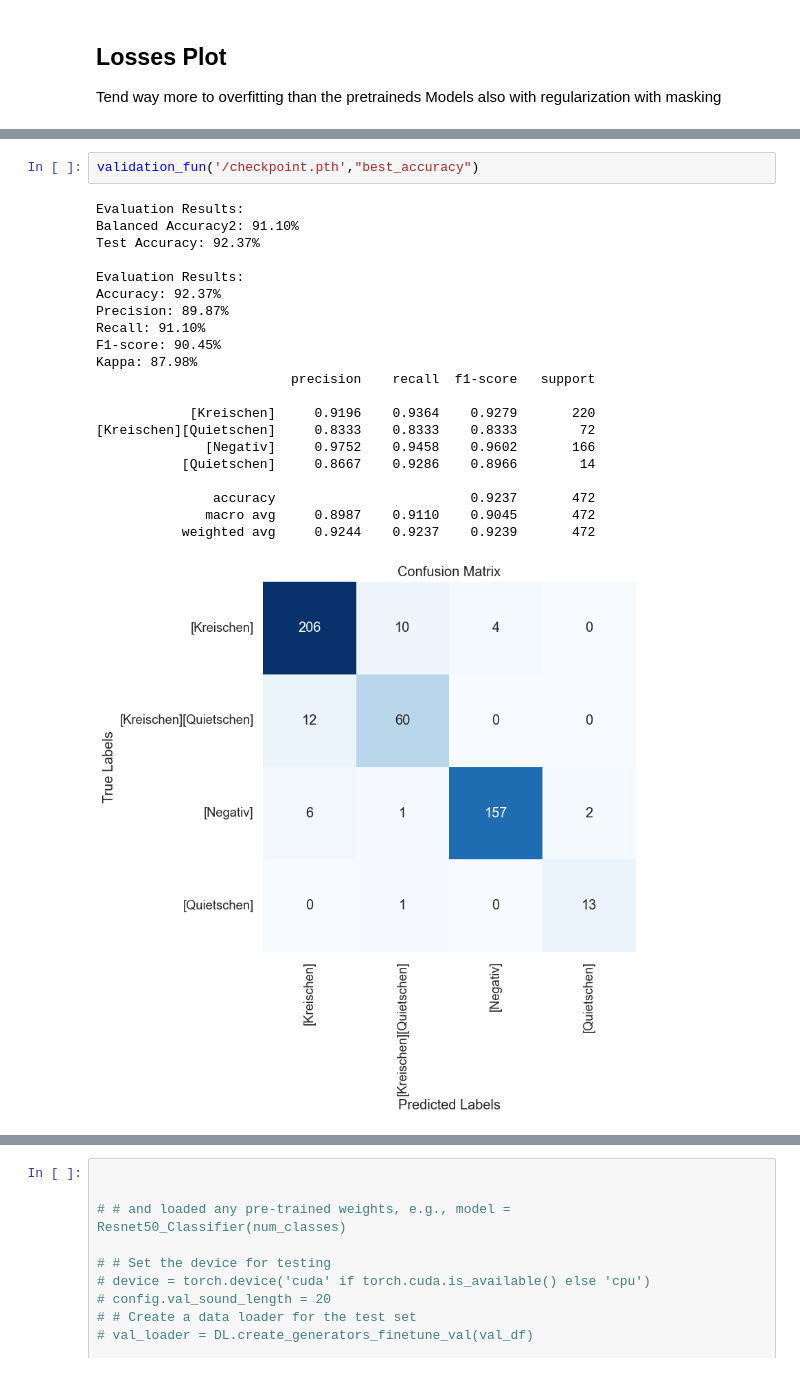
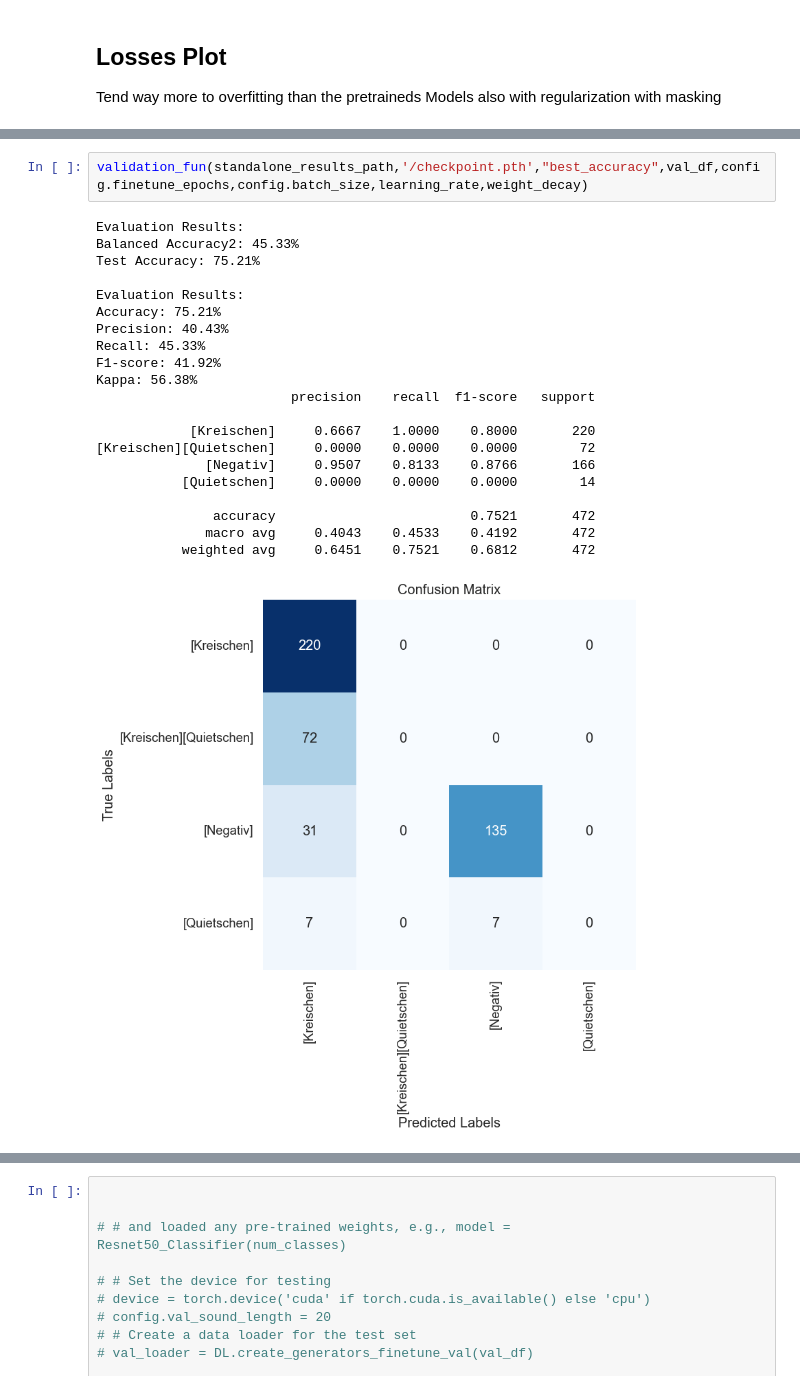
Before and after one commit to GaborinoS/MA-pre-work, a Jupyter notebook: Test_from_scratch/SA_Notebook_Train_Test_Val.ipynb, the cells around one changed output, grey strips where cells are left out. Drawn from its saved outputs; the diff is of its cells as text.

Commit message:
results calculation

```diff
--- a/Test_from_scratch/SA_Notebook_Train_Test_Val.ipynb
+++ b/Test_from_scratch/SA_Notebook_Train_Test_Val.ipynb
@@ -510,25 +380,25 @@ Kappa: 90.11%
 # %%
-validation_fun('/checkpoint.pth',"best_accuracy")
+validation_fun(standalone_results_path,'/checkpoint.pth',"best_accuracy",val_df,config.finetune_epochs,config.batch_size,learning_rate,weight_decay)
 # %% [output]
 Evaluation Results:
-Balanced Accuracy2: 91.10%
-Test Accuracy: 92.37%
+Balanced Accuracy2: 45.33%
+Test Accuracy: 75.21%
 
 Evaluation Results:
-Accuracy: 92.37%
-Precision: 89.87%
-Recall: 91.10%
-F1-score: 90.45%
-Kappa: 87.98%
+Accuracy: 75.21%
+Precision: 40.43%
+Recall: 45.33%
+F1-score: 41.92%
+Kappa: 56.38%
                          precision    recall  f1-score   support
 
-            [Kreischen]     0.9196    0.9364    0.9279       220
-[Kreischen][Quietschen]     0.8333    0.8333    0.8333        72
-              [Negativ]     0.9752    0.9458    0.9602       166
-           [Quietschen]     0.8667    0.9286    0.8966        14
+            [Kreischen]     0.6667    1.0000    0.8000       220
+[Kreischen][Quietschen]     0.0000    0.0000    0.0000        72
+              [Negativ]     0.9507    0.8133    0.8766       166
+           [Quietschen]     0.0000    0.0000    0.0000        14
 
-               accuracy                         0.9237       472
-              macro avg     0.8987    0.9110    0.9045       472
-           weighted avg     0.9244    0.9237    0.9239       472
+               accuracy                         0.7521       472
+              macro avg     0.4043    0.4533    0.4192       472
+           weighted avg     0.6451    0.7521    0.6812       472
-[figure, old version]
+[figure, new version]
 # %%
```
Also changed, not shown: parts of 8 cells of this notebook, 7 other files.
